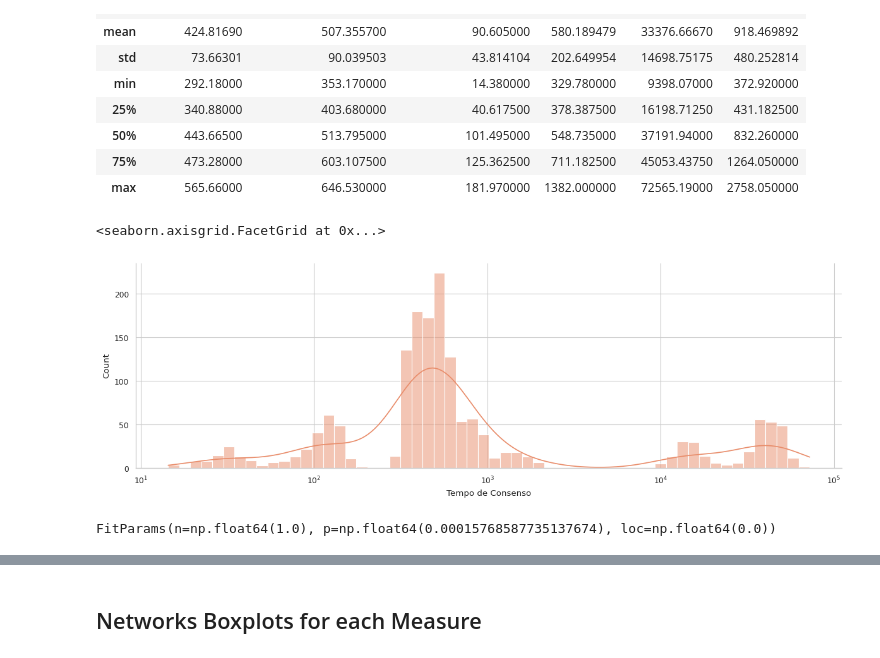
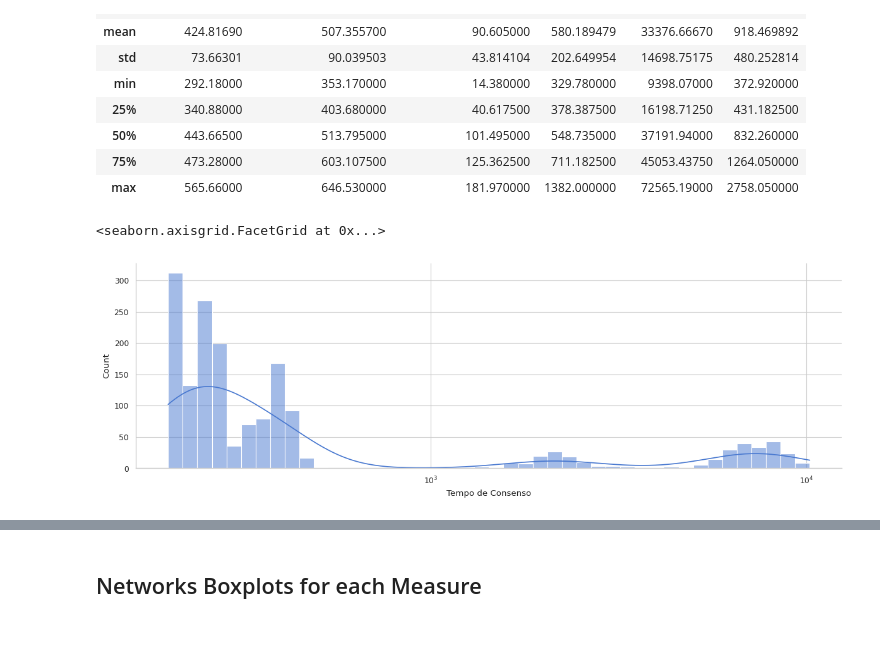
Before and after one commit to vitorfrois/SznajdNetworks, a Jupyter notebook: src/notebooks/1_EDA.ipynb, the cells around one changed output, grey strips where cells are left out. Drawn from its saved outputs; the diff is of its cells as text; code cells hidden in the pictures.

Commit message:
new graphs

```diff
--- a/src/notebooks/1_EDA.ipynb
+++ b/src/notebooks/1_EDA.ipynb
@@ -16,7 +16,7 @@ from matplotlib import rcParams
 sns.set_style("whitegrid")
 sns.set_palette("deep")
 sns.set_context("paper")
-sns.set_theme(palette="flare", style='whitegrid', context='paper')
+sns.set_theme(palette="muted", style='whitegrid', context='paper')
 
 C = 'consensus_time'
 F = 'opinion_change_frequency'
@@ -164,17 +167,8 @@ dataset.pivot(columns='type')[['consensus_time']].describe()
 | max | 565.66000 | 646.530000 | 181.970000 | 1382.000000 | 72565.19000 | 2758.050000 |
 # %%
 # sns.set_theme(rc={'figure.figsize':(15,6)})
-ax = sns.displot(data=filtered_dataset, x='consensus_time', kde=True, log_scale=(True, False), height=4, aspect=3)
+ax = sns.displot(data=filtered_dataset, x='opinion_change_frequency', kde=True, log_scale=(True, False), height=4, aspect=3)
 ax.set(xlabel='Tempo de Consenso')
 # %% [output]
 <seaborn.axisgrid.FacetGrid at 0x...>
-[figure, old version]
+[figure, new version]
-# %%
-from scipy import stats
-dist = stats.nbinom
-
-bounds = [(0, 100000), (0, 1)]
-res = stats.fit(dist, filtered_dataset['consensus_time'], bounds)
-res.params
-# %% [output]
-FitParams(n=np.float64(1.0), p=np.float64(0.00015768587735137674), loc=np.float64(0.0))
```
Also changed, not shown: parts of 3 cells of this notebook, 3 other files.
